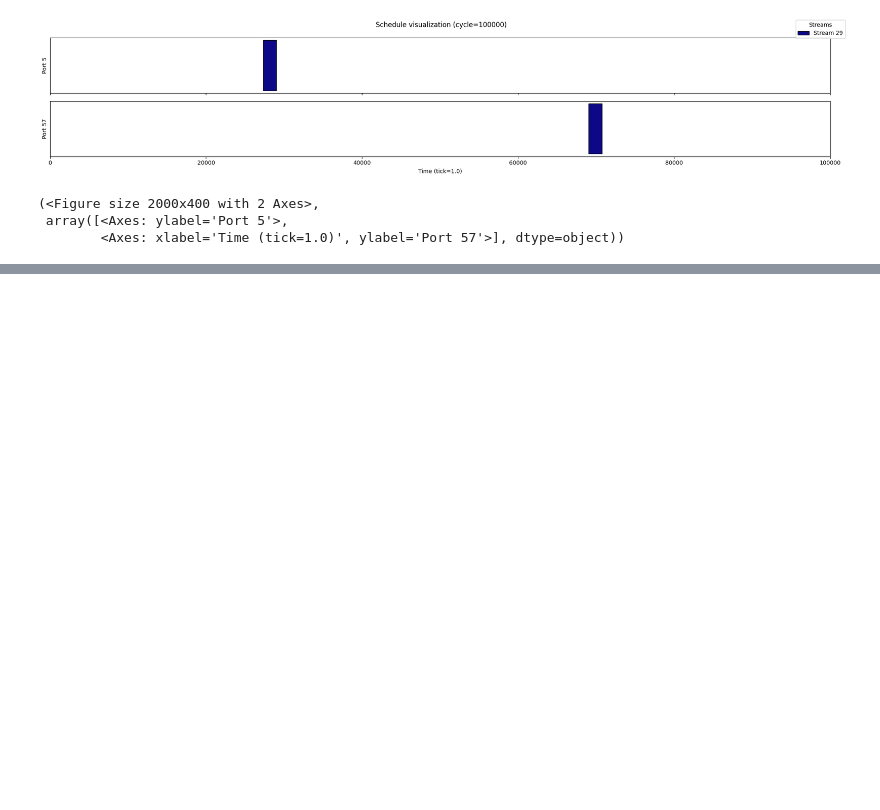
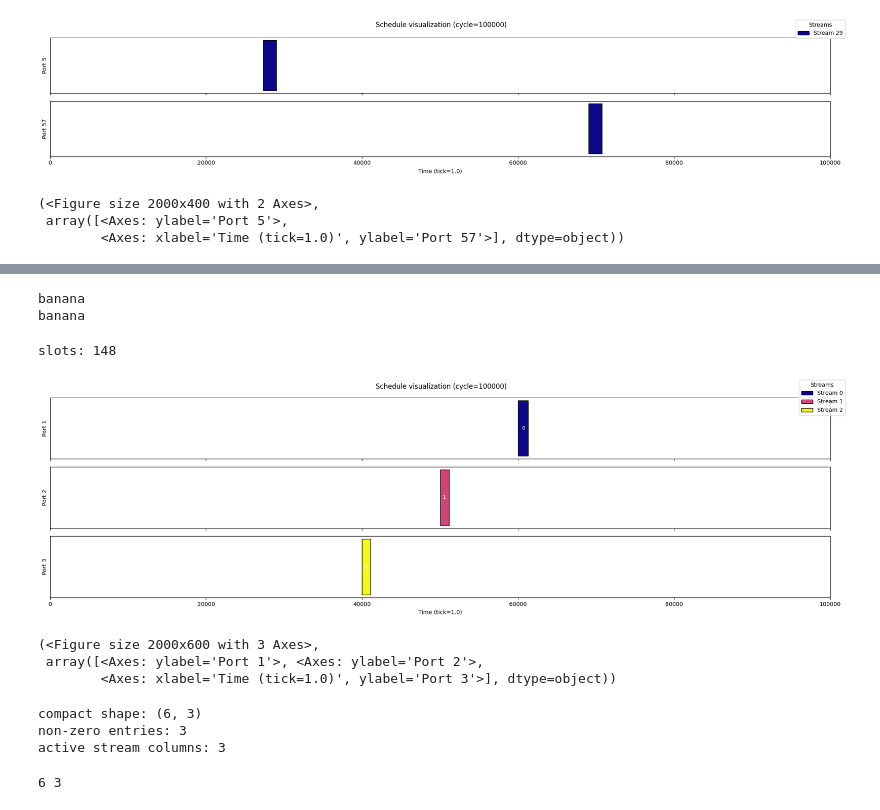
Before and after one commit to TSNTools/TSN_optimizer_platform, a Jupyter notebook: test_conversion.ipynb, the cells around one changed output, grey strips where cells are left out. Drawn from its saved outputs; the diff is of its cells as text; code cells hidden in the pictures; blank space fills up the shorter version.

```diff
--- a/test_conversion.ipynb
+++ b/test_conversion.ipynb
@@ -388,0 +532,37 @@ instance3.schedule.plot(span=instance3.schedule.cycle_ns,stream_ids=[28])
+# %%
+schedule2.print_banana()
+# %% [output]
+banana
+banana
+# %%
+from schedule import Schedule
+from evaluation import build_scheduling_only_evaluator
+
+with problem.use_instance(instance2):
+    # Build scheduling metadata needed by from_compact_encoding
+    sched_eval = build_scheduling_only_evaluator(problem)
+
+    # Rebuild schedule from compact encoding returned by OF-FF
+    new_schedule = Schedule.from_compact_encoding(
+        compact_encoding=compactedd,
+        windLengths=sched_eval.windLengths,
+        stream_intervals=sched_eval.stream_intervals,
+        cycle_ns=instance2.schedule.cycle_ns,
+    )
+
+new_schedule
+
+# quick check
+print("slots:", len(instance2.schedule))
+# %% [output]
+slots: 148
+# %%
+problem = TSNScheduling("uc_config.cfg")
+test_instance = problem.import_scheduling_usecase("test.json")
+# %%
+test_instance.schedule.plot(span=test_instance.schedule.cycle_ns,label=True)
+# %% [output]
+[figure, added]
+(<Figure size 2000x600 with 3 Axes>,
+ array([<Axes: ylabel='Port 1'>, <Axes: ylabel='Port 2'>,
+        <Axes: xlabel='Time (tick=1.0)', ylabel='Port 3'>], dtype=object))
@@ -388,0 +572,13 @@ instance3.schedule.plot(span=instance3.schedule.cycle_ns,stream_ids=[28])
+# %%
+print("compact shape:", compacte.shape)
+print("non-zero entries:", int((compacte > 0).sum()))
+print("active stream columns:", int((compacte > 0).any(axis=0).sum()))
+# %% [output]
+compact shape: (6, 3)
+non-zero entries: 3
+active stream columns: 3
+# %%
+with problem.use_instance(test_instance):
+    print(problem.n_ports, problem.n_streams)
+# %% [output]
+6 3
```
Also changed, not shown: parts of 16 cells of this notebook, 8 other files.
